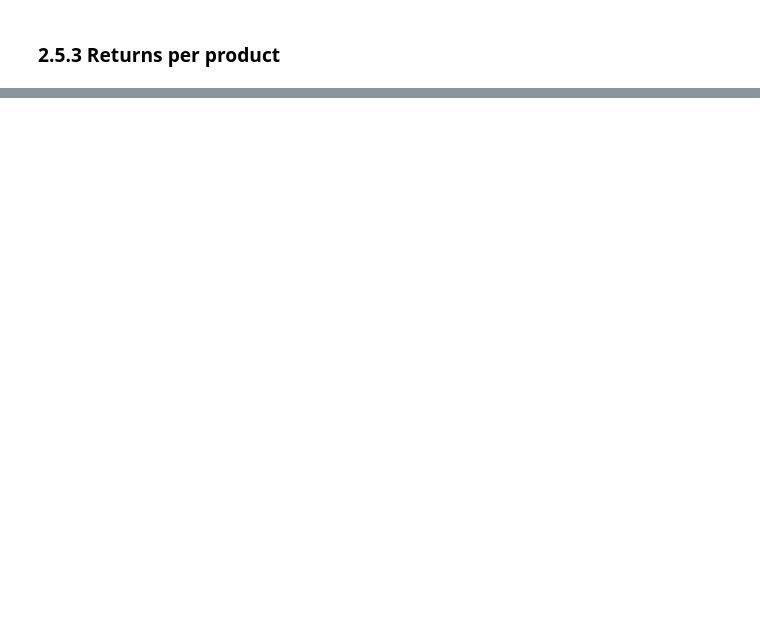
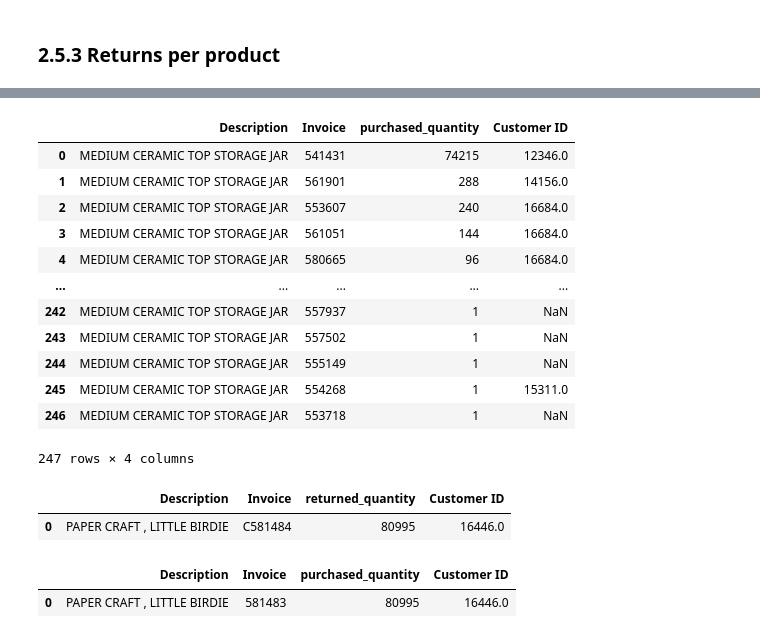
Before and after one commit to Sara-Munafo/retail-sales-analysis, a Jupyter notebook: notebooks/02_business_analysis.ipynb, the cells around one changed output, grey strips where cells are left out. Saved outputs shown, nothing was run; the diff lists cells and outputs as text; code cells hidden in the pictures; blank space fills up the shorter version.

```diff
--- a/notebooks/02_business_analysis.ipynb
+++ b/notebooks/02_business_analysis.ipynb
@@ -979,0 +1105,37 @@ for _, row in df_country_nopeaks.iterrows():
+# %%
+outlier_codes = [jan_code, dec_code]
+
+q_outlier_ret_jan = f"""
+    SELECT Description, Invoice, SUM(ABS(Quantity)) AS returned_quantity, "Customer ID"
+    FROM returns
+    WHERE StockCode = {jan_code}
+    GROUP BY Invoice
+    ORDER BY returned_quantity DESC
+    """
+q_outlier_sal_jan = f"""
+    SELECT Description, Invoice, SUM(ABS(Quantity)) AS purchased_quantity, "Customer ID"
+    FROM sales
+    WHERE StockCode = {jan_code}
+    GROUP BY Invoice
+    ORDER BY purchased_quantity DESC
+    """
+df_outliers_ret_jan = pd.read_sql(q_outlier_ret_jan, engine)
+df_outliers_sal_jan = pd.read_sql(q_outlier_sal_jan, engine)
+
+q_outlier_ret_dec = f"""
+    SELECT Description, Invoice, SUM(ABS(Quantity)) AS returned_quantity, "Customer ID"
+    FROM returns
+    WHERE StockCode = {dec_code}
+    GROUP BY Invoice
+    ORDER BY returned_quantity DESC
+    """
+q_outlier_sal_dec = f"""
+    SELECT Description, Invoice, SUM(ABS(Quantity)) AS purchased_quantity, "Customer ID"
+    FROM sales
+    WHERE StockCode = {dec_code}
+    GROUP BY Invoice
+    ORDER BY purchased_quantity DESC
+    """
+
+df_outliers_ret_dec = pd.read_sql(q_outlier_ret_dec, engine)
+df_outliers_sal_dec = pd.read_sql(q_outlier_sal_dec, engine)
@@ -979,0 +1157,27 @@ for _, row in df_country_nopeaks.iterrows():
+# %%
+df_outliers_sal_jan
+# %% [output]
+|  | Description | Invoice | purchased_quantity | Customer ID |
+| 0 | MEDIUM CERAMIC TOP STORAGE JAR | 541431 | 74215 | 12346.0 |
+| 1 | MEDIUM CERAMIC TOP STORAGE JAR | 561901 | 288 | 14156.0 |
+| 2 | MEDIUM CERAMIC TOP STORAGE JAR | 553607 | 240 | 16684.0 |
+| 3 | MEDIUM CERAMIC TOP STORAGE JAR | 561051 | 144 | 16684.0 |
+| 4 | MEDIUM CERAMIC TOP STORAGE JAR | 580665 | 96 | 16684.0 |
+| ... | ... | ... | ... | ... |
+| 242 | MEDIUM CERAMIC TOP STORAGE JAR | 557937 | 1 | NaN |
+| 243 | MEDIUM CERAMIC TOP STORAGE JAR | 557502 | 1 | NaN |
+| 244 | MEDIUM CERAMIC TOP STORAGE JAR | 555149 | 1 | NaN |
+| 245 | MEDIUM CERAMIC TOP STORAGE JAR | 554268 | 1 | 15311.0 |
+| 246 | MEDIUM CERAMIC TOP STORAGE JAR | 553718 | 1 | NaN |
+247 rows × 4 columns
+# %%
+# December outlier
+df_outliers_ret_dec
+# %% [output]
+|  | Description | Invoice | returned_quantity | Customer ID |
+| 0 | PAPER CRAFT , LITTLE BIRDIE | C581484 | 80995 | 16446.0 |
+# %%
+df_outliers_sal_dec
+# %% [output]
+|  | Description | Invoice | purchased_quantity | Customer ID |
+| 0 | PAPER CRAFT , LITTLE BIRDIE | 581483 | 80995 | 16446.0 |
```
Also changed, not shown: parts of 18 cells of this notebook.
